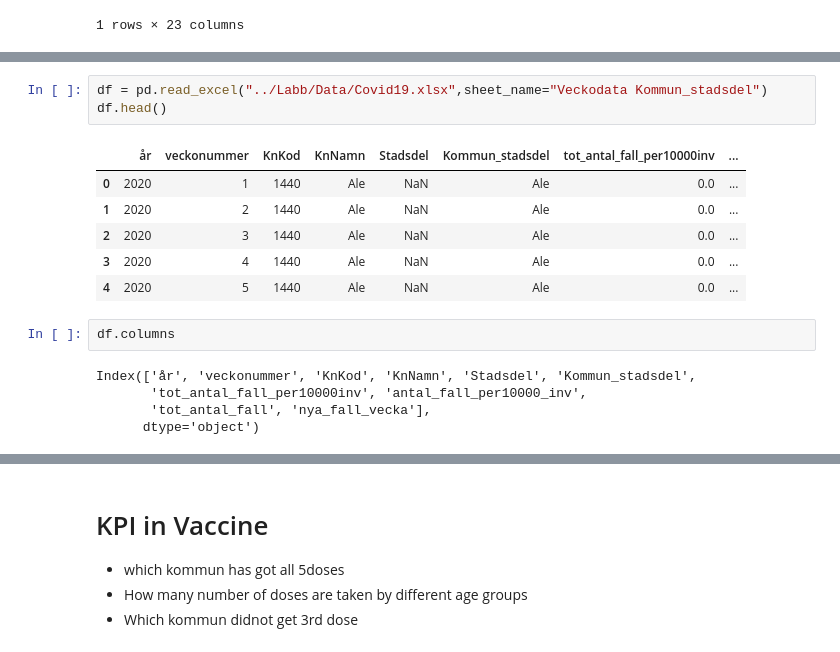
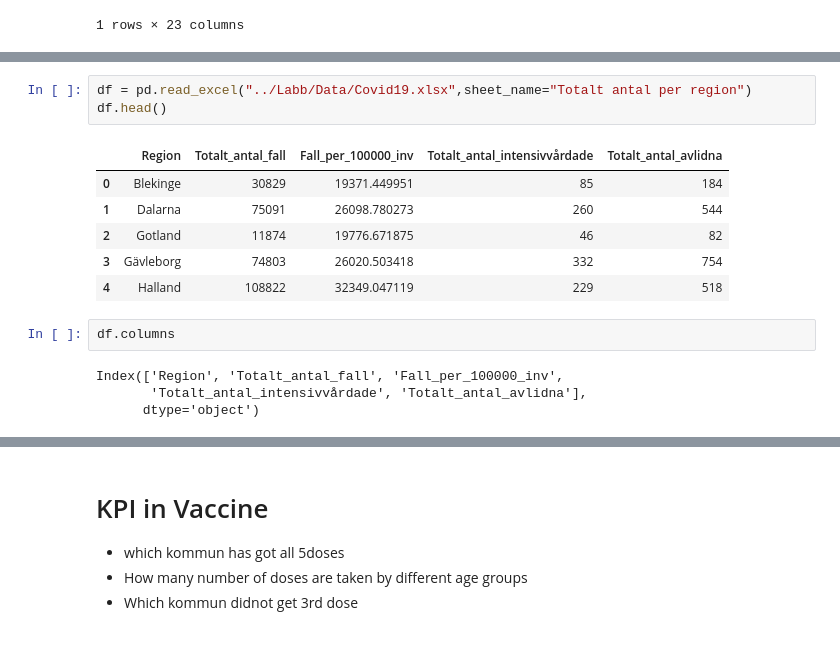
Before and after one commit to VineelaNedunuri/Databehandling-Vineela-Nedunuri, a Jupyter notebook: Labb/Uppgift3.ipynb, the cells around one changed output, grey strips where cells are left out. Saved outputs shown, nothing was run; the diff lists cells and outputs as text.

Commit message:
labb

```diff
--- a/Labb/Uppgift3.ipynb
+++ b/Labb/Uppgift3.ipynb
@@ -90,17 +91,16 @@ dtype: object
 # %%
-df = pd.read_excel("../Labb/Data/Covid19.xlsx",sheet_name="Veckodata Kommun_stadsdel")
+df = pd.read_excel("../Labb/Data/Covid19.xlsx",sheet_name="Totalt antal per region")
 df.head()
 # %% [output]
-|  | år | veckonummer | KnKod | KnNamn | Stadsdel | Kommun_stadsdel | tot_antal_fall_per10000inv | ... |
-| 0 | 2020 | 1 | 1440 | Ale | NaN | Ale | 0.0 | ... |
-| 1 | 2020 | 2 | 1440 | Ale | NaN | Ale | 0.0 | ... |
-| 2 | 2020 | 3 | 1440 | Ale | NaN | Ale | 0.0 | ... |
-| 3 | 2020 | 4 | 1440 | Ale | NaN | Ale | 0.0 | ... |
-| 4 | 2020 | 5 | 1440 | Ale | NaN | Ale | 0.0 | ... |
+|  | Region | Totalt_antal_fall | Fall_per_100000_inv | Totalt_antal_intensivvårdade | Totalt_antal_avlidna |
+| 0 | Blekinge | 30829 | 19371.449951 | 85 | 184 |
+| 1 | Dalarna | 75091 | 26098.780273 | 260 | 544 |
+| 2 | Gotland | 11874 | 19776.671875 | 46 | 82 |
+| 3 | Gävleborg | 74803 | 26020.503418 | 332 | 754 |
+| 4 | Halland | 108822 | 32349.047119 | 229 | 518 |
 # %%
 df.columns
 # %% [output]
-Index(['år', 'veckonummer', 'KnKod', 'KnNamn', 'Stadsdel', 'Kommun_stadsdel',
-       'tot_antal_fall_per10000inv', 'antal_fall_per10000_inv',
-       'tot_antal_fall', 'nya_fall_vecka'],
+Index(['Region', 'Totalt_antal_fall', 'Fall_per_100000_inv',
+       'Totalt_antal_intensivvårdade', 'Totalt_antal_avlidna'],
       dtype='object')
```
Also changed, not shown: parts of 16 cells of this notebook.
